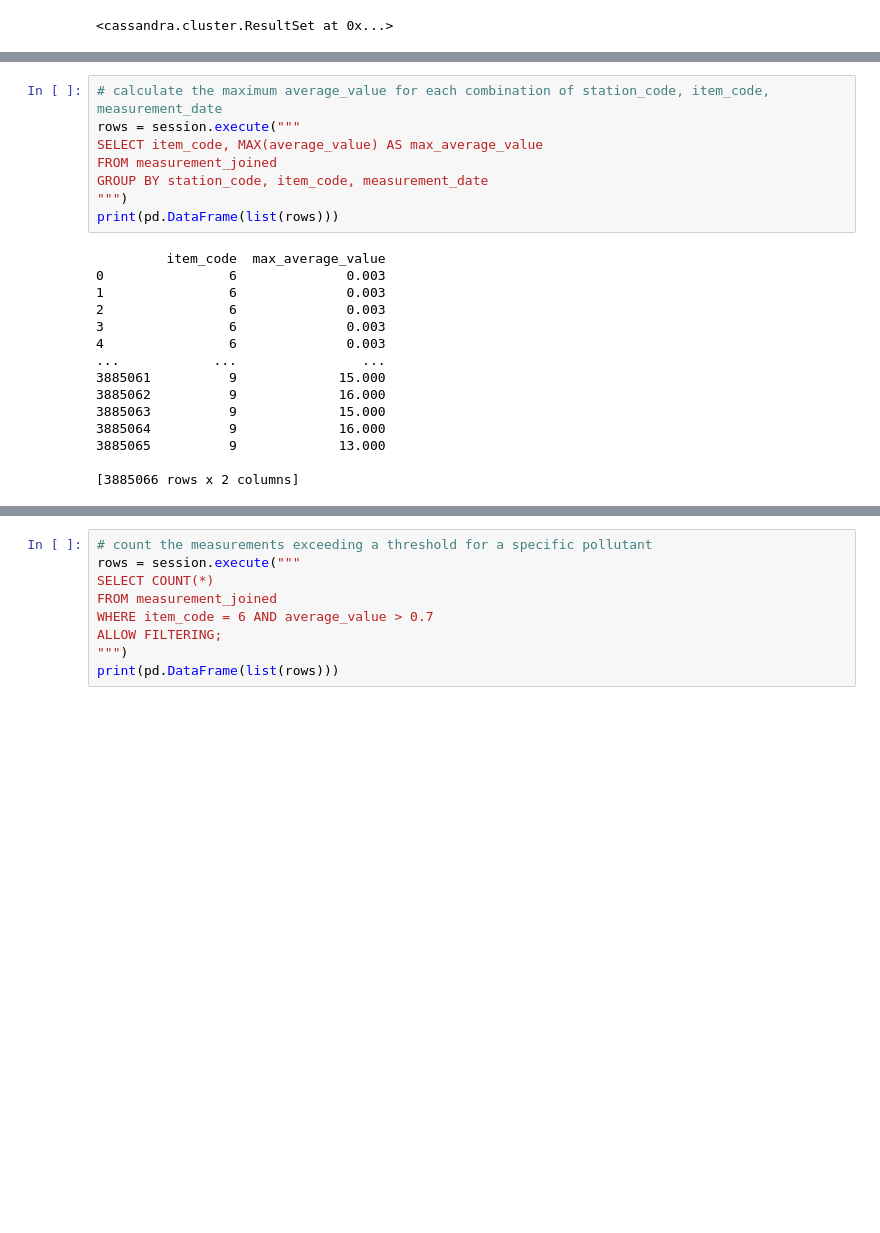
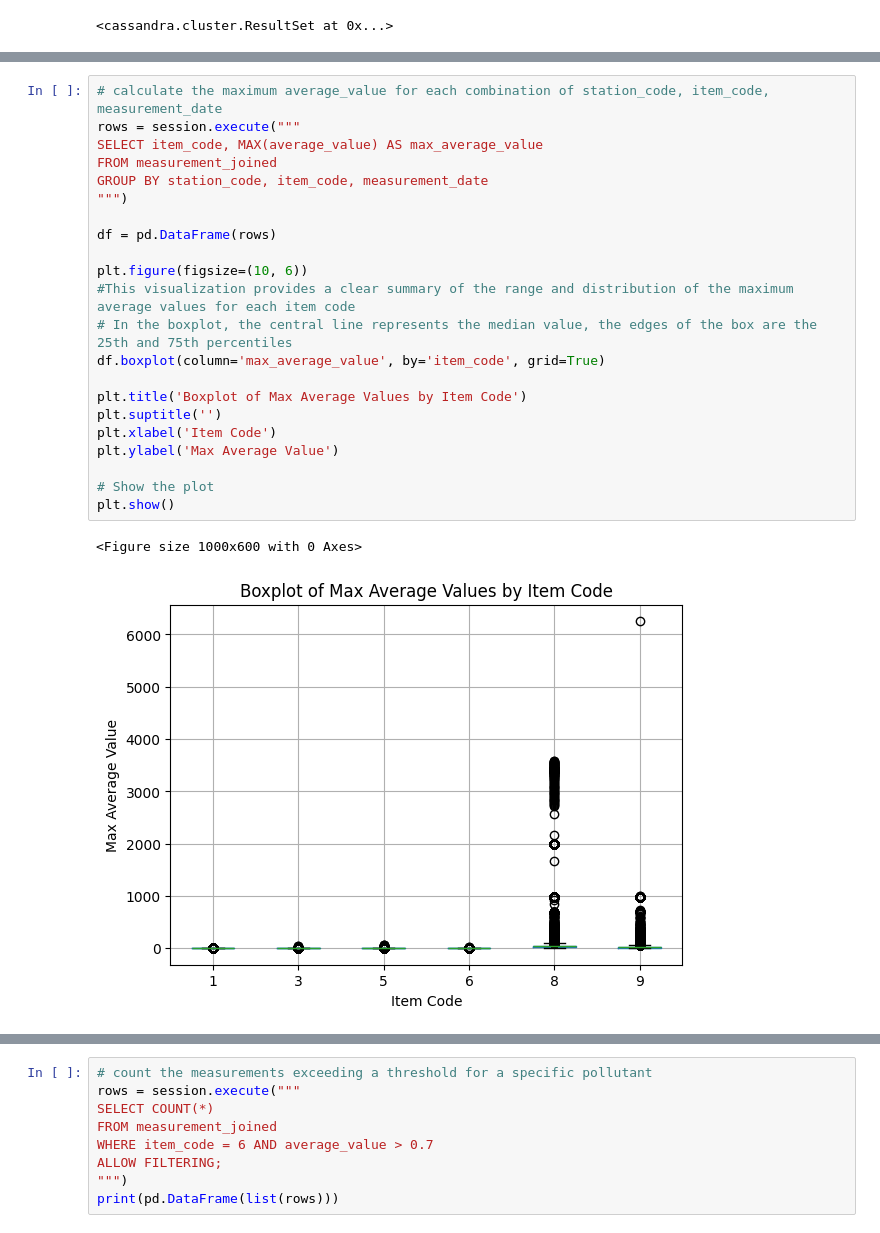
Before and after one commit to voidbar/runi-bigdata-2024, a Jupyter notebook: ex1.ipynb, the cells around one changed output, grey strips where cells are left out. Drawn from its saved outputs; the diff is of its cells as text; blank space fills up the shorter version.

```diff
--- a/ex1.ipynb
+++ b/ex1.ipynb
@@ -333,26 +314,28 @@ print(pd.DataFrame(list(rows)))
-# %%
-# calculate the maximum average_value for each combination of station_code, item_code, measurement_date
-rows = session.execute("""
-SELECT item_code, MAX(average_value) AS max_average_value
-FROM measurement_joined
-GROUP BY station_code, item_code, measurement_date
-""")
-print(pd.DataFrame(list(rows)))
-# %% [output]
-         item_code  max_average_value
-0                6              0.003
-1                6              0.003
-2                6              0.003
-3                6              0.003
-4                6              0.003
-...            ...                ...
-3885061          9             15.000
-3885062          9             16.000
-3885063          9             15.000
-3885064          9             16.000
-3885065          9             13.000
-
-[3885066 rows x 2 columns]
+# %%
+# calculate the maximum average_value for each combination of station_code, item_code, measurement_date
+rows = session.execute("""
+SELECT item_code, MAX(average_value) AS max_average_value
+FROM measurement_joined
+GROUP BY station_code, item_code, measurement_date
+""")
+
+df = pd.DataFrame(rows)
+
+plt.figure(figsize=(10, 6))
+#This visualization provides a clear summary of the range and distribution of the maximum average values for each item code
+# In the boxplot, the central line represents the median value, the edges of the box are the 25th and 75th percentiles
+df.boxplot(column='max_average_value', by='item_code', grid=True)
+
+plt.title('Boxplot of Max Average Values by Item Code')
+plt.suptitle('')
+plt.xlabel('Item Code')
+plt.ylabel('Max Average Value')
+
+# Show the plot
+plt.show()
+# %% [output]
+<Figure size 1000x600 with 0 Axes>
+[figure, added]
 # %%
 # calculate the average average_value pollution Level for a specific pollutant for each station_code in a date limit
 rows = session.execute("""
```
Also changed, not shown: parts of 9 cells of this notebook.
